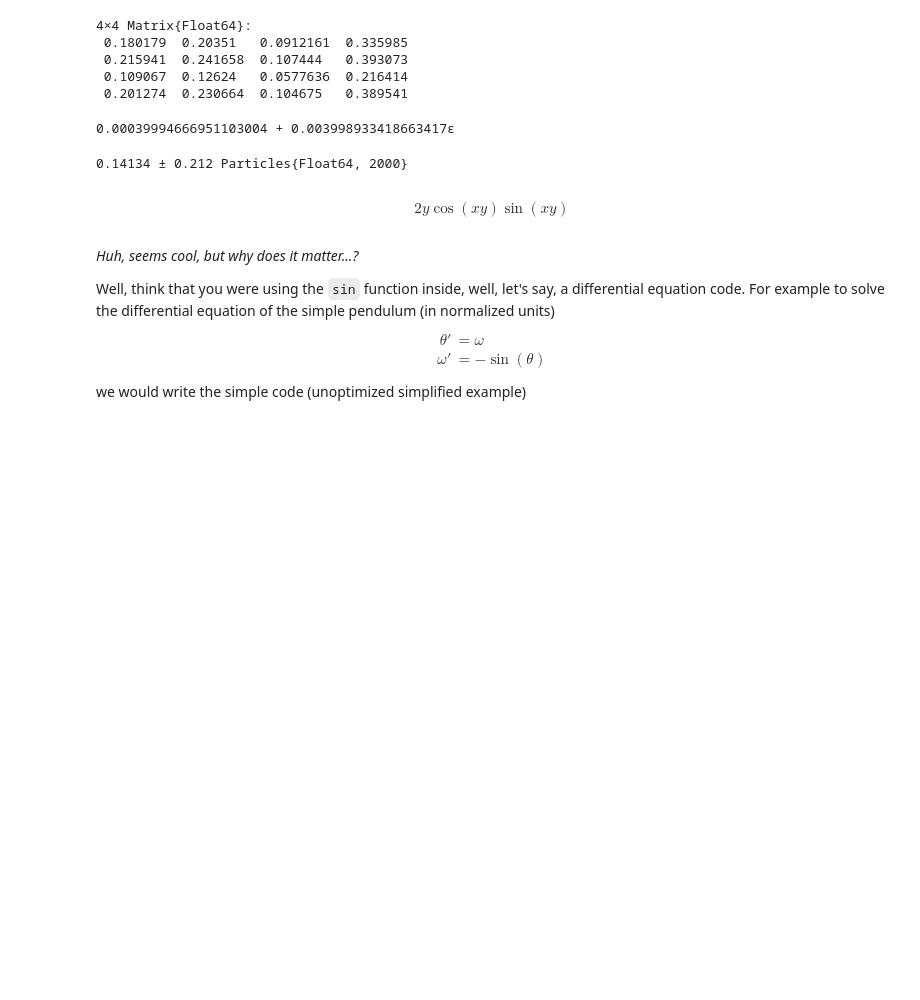
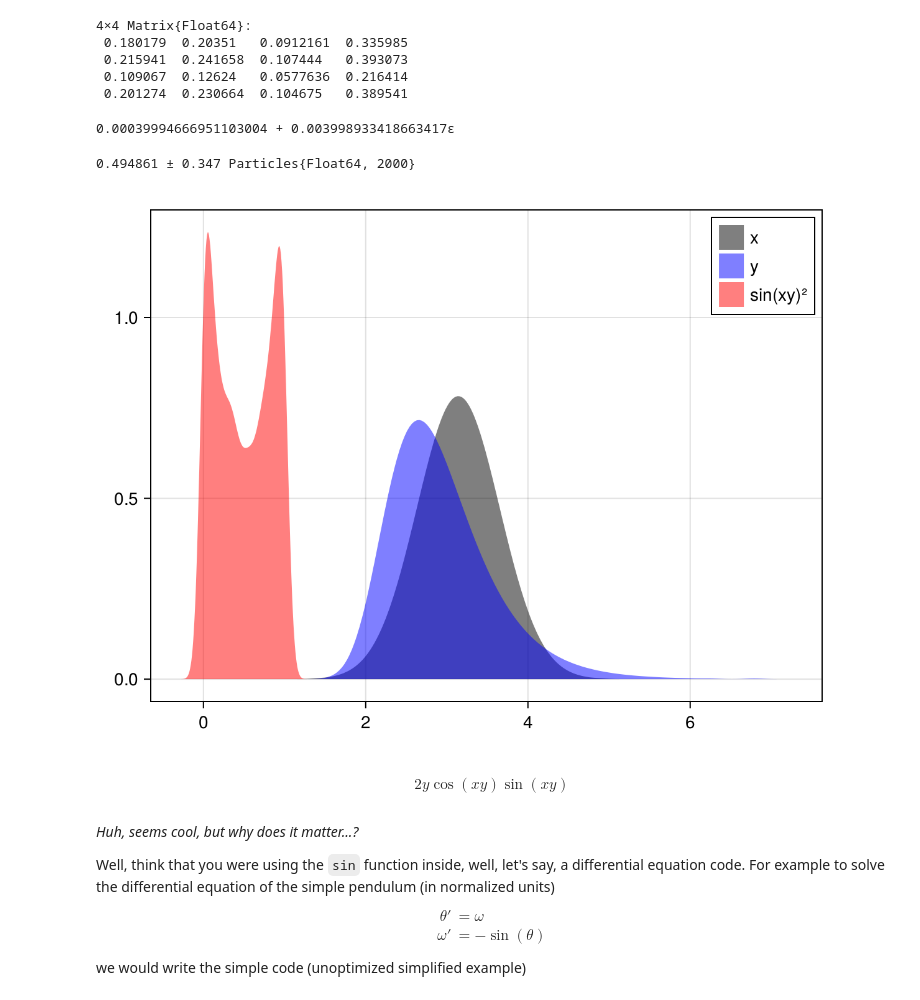
Before and after one commit to Datseris/Zero2Hero-JuliaWorkshop, a Jupyter notebook: 2-MultipleDispatch.ipynb, the cells around one changed output. Drawn from its saved outputs; the diff is of its cells as text; code cells hidden in the pictures; blank space fills up the shorter version.

```diff
--- a/2-MultipleDispatch.ipynb
+++ b/2-MultipleDispatch.ipynb
@@ -42,12 +54,22 @@ f(x, y) # returns a dual number (has numeric derivative)
 0.00039994666951103004 + 0.003998933418663417ɛ
 # %%
 using MonteCarloMeasurements # numbers that actually represent a probability distribution
-using Distributions: Exponential # package offering probability distributions
-x = π ± 0.1 # normally distributed variable
-y = Particles(2000, Exponential(0.1)) # exponentially distributed variable
-f(x, y) # returns a probability distribution (monte carlo sampled particles)
+using Distributions          # package offering probability distributions
+x = π ± 0.5 # normally distributed variable
+y = Particles(2000, Gumbel(π-0.5, 0.5)) # a different distribution
+z = f(x, y) # returns a probability distribution (monte carlo sampled particles)
 # %% [output]
-0.14134 ± 0.212 Particles{Float64, 2000}
+0.494861 ± 0.347 Particles{Float64, 2000}
+# %%
+# visualize it to make it clear
+using CairoMakie
+fig, ax = density(x.particles; color = ("black", 0.5), label = "x")
+density!(y.particles; color = ("blue", 0.5), label = "y")
+density!(z.particles; color = ("red", 0.5), label = "sin(xy)²")
+axislegend()
+fig
+# %% [output]
+[figure, added]
 # %%
 using Symbolics # next-gen symbolic math library
 @variables x y # symbolic variables instead of real numbers
```
Also changed, not shown: parts of 3 cells of this notebook, 5 other files.
